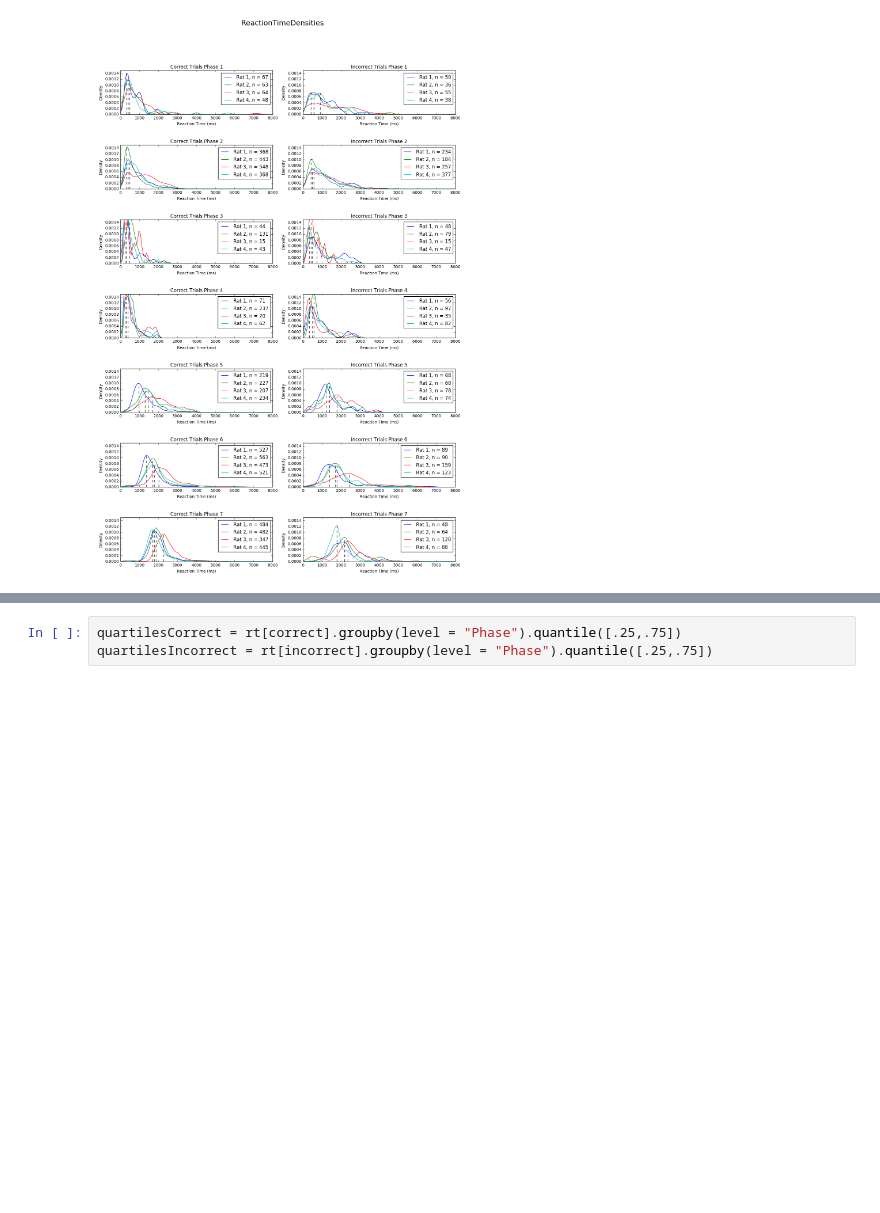
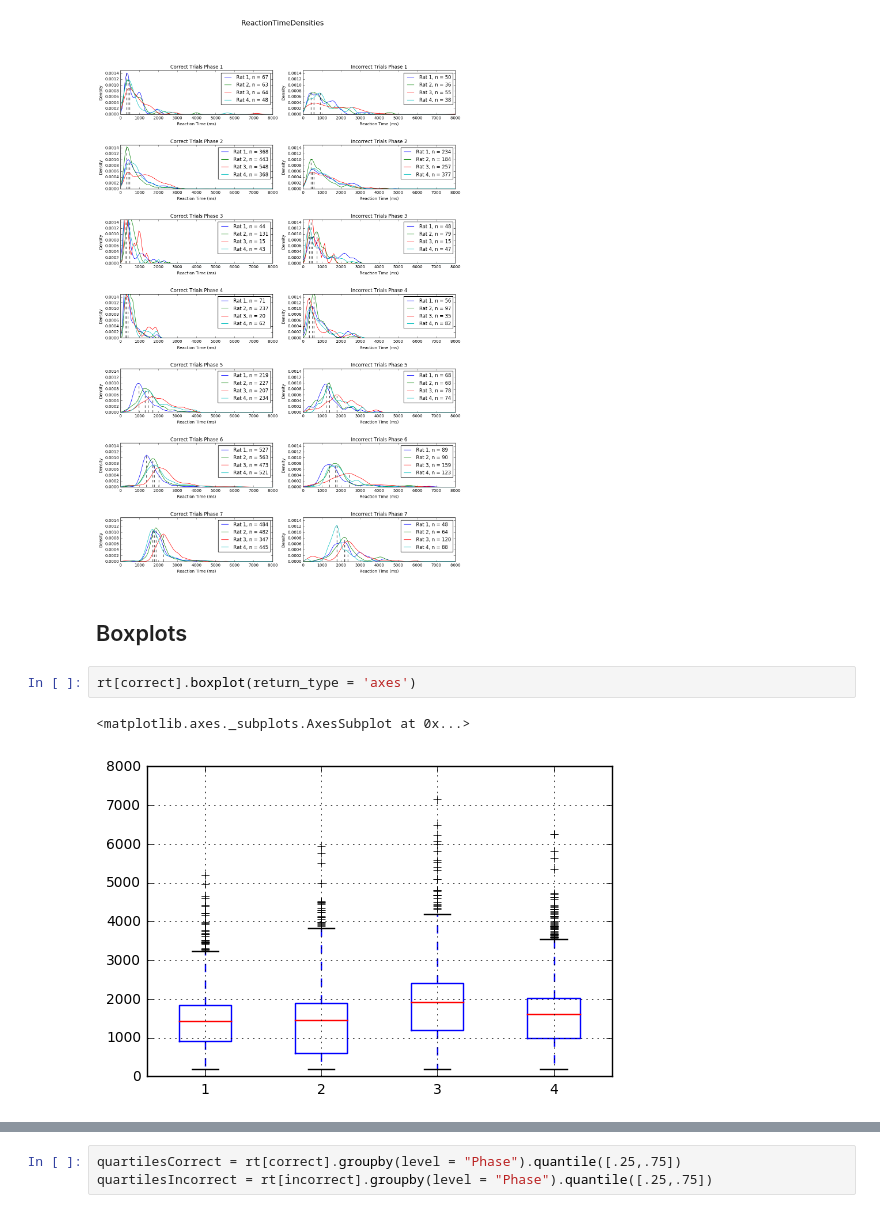
Before and after one commit to estherholleman/An-incremental-training-method-with-automated-extendable-maze-for-training-spatial-behavioral-tasks, a Jupyter notebook: Comparing Reaction Times of Correct and Incorrect Trials.ipynb, the cells around one changed output, grey strips where cells are left out. Saved outputs shown, nothing was run; the diff lists cells and outputs as text; blank space fills up the shorter version.

```diff
--- a/Comparing Reaction Times of Correct and Incorrect Trials.ipynb
+++ b/Comparing Reaction Times of Correct and Incorrect Trials.ipynb
@@ -538,3 +538,10 @@ rt = rt[~np.isnan(choices)]
 computeDensityPerPhase(rt, correct, incorrect)
 # %% [output]
 [figure]
+# %% [markdown]
+## Boxplots
+# %%
+rt[correct].boxplot(return_type = 'axes')
+# %% [output]
+<matplotlib.axes._subplots.AxesSubplot at 0x...>
+[figure, added]
```
Also changed, not shown: parts of 10 cells of this notebook.
